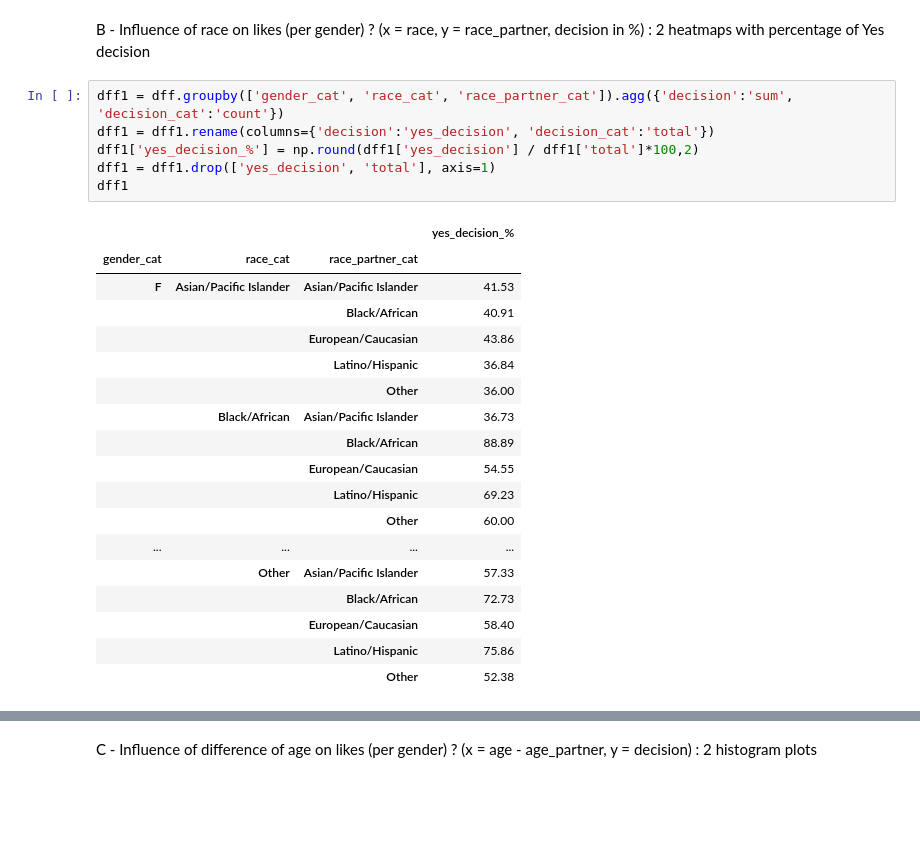
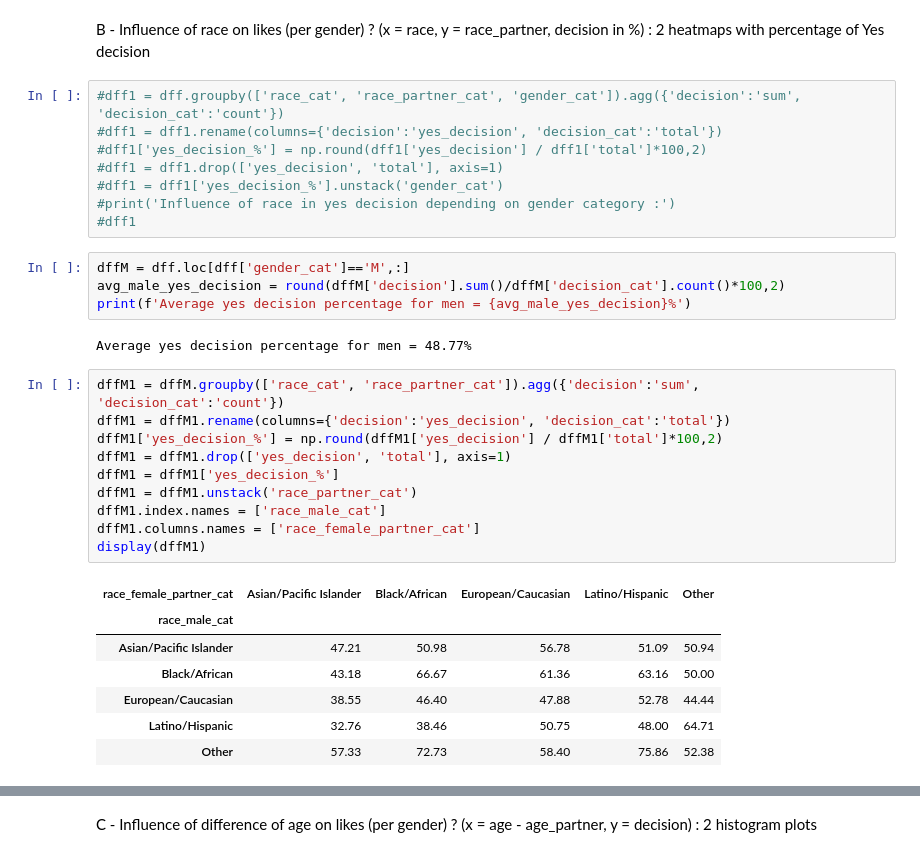
Before and after one commit to RemiArsac/Jedha_module2_speed_dating_project, a Jupyter notebook: 01-Project_speed_dating.ipynb, the cells around one changed output, grey strips where cells are left out. Cells and saved outputs as stored; diff of their text form; blank space fills up the shorter version.

```diff
--- a/01-Project_speed_dating.ipynb
+++ b/01-Project_speed_dating.ipynb
@@ -254,27 +254,34 @@ dff.head()
 # %% [markdown]
 B - Influence of race on likes (per gender) ? (x = race, y = race_partner, decision in %) : 2 heatmaps with percentage of Yes decision
 # %%
-dff1 = dff.groupby(['gender_cat', 'race_cat', 'race_partner_cat']).agg({'decision':'sum', 'decision_cat':'count'})
-dff1 = dff1.rename(columns={'decision':'yes_decision', 'decision_cat':'total'})
-dff1['yes_decision_%'] = np.round(dff1['yes_decision'] / dff1['total']*100,2)
-dff1 = dff1.drop(['yes_decision', 'total'], axis=1)
-dff1
+#dff1 = dff.groupby(['race_cat', 'race_partner_cat', 'gender_cat']).agg({'decision':'sum', 'decision_cat':'count'})
+#dff1 = dff1.rename(columns={'decision':'yes_decision', 'decision_cat':'total'})
+#dff1['yes_decision_%'] = np.round(dff1['yes_decision'] / dff1['total']*100,2)
+#dff1 = dff1.drop(['yes_decision', 'total'], axis=1)
+#dff1 = dff1['yes_decision_%'].unstack('gender_cat')
+#print('Influence of race in yes decision depending on gender category :')
+#dff1
-# %% [output]
-|  |  |  | yes_decision_% |
-| gender_cat | race_cat | race_partner_cat |  |
-| F | Asian/Pacific Islander | Asian/Pacific Islander | 41.53 |
-|  |  | Black/African | 40.91 |
-|  |  | European/Caucasian | 43.86 |
-|  |  | Latino/Hispanic | 36.84 |
-|  |  | Other | 36.00 |
-|  | Black/African | Asian/Pacific Islander | 36.73 |
-|  |  | Black/African | 88.89 |
-|  |  | European/Caucasian | 54.55 |
-|  |  | Latino/Hispanic | 69.23 |
-|  |  | Other | 60.00 |
-| ... | ... | ... | ... |
-|  | Other | Asian/Pacific Islander | 57.33 |
-|  |  | Black/African | 72.73 |
-|  |  | European/Caucasian | 58.40 |
-|  |  | Latino/Hispanic | 75.86 |
-|  |  | Other | 52.38 |
+# %%
+dffM = dff.loc[dff['gender_cat']=='M',:]
+avg_male_yes_decision = round(dffM['decision'].sum()/dffM['decision_cat'].count()*100,2)
+print(f'Average yes decision percentage for men = {avg_male_yes_decision}%')
+# %% [output]
+Average yes decision percentage for men = 48.77%
+# %%
+dffM1 = dffM.groupby(['race_cat', 'race_partner_cat']).agg({'decision':'sum', 'decision_cat':'count'})
+dffM1 = dffM1.rename(columns={'decision':'yes_decision', 'decision_cat':'total'})
+dffM1['yes_decision_%'] = np.round(dffM1['yes_decision'] / dffM1['total']*100,2)
+dffM1 = dffM1.drop(['yes_decision', 'total'], axis=1)
+dffM1 = dffM1['yes_decision_%']
+dffM1 = dffM1.unstack('race_partner_cat')
+dffM1.index.names = ['race_male_cat']
+dffM1.columns.names = ['race_female_partner_cat']
+display(dffM1)
+# %% [output]
+| race_female_partner_cat | Asian/Pacific Islander | Black/African | European/Caucasian | Latino/Hispanic | Other |
+| race_male_cat |  |  |  |  |  |
+| Asian/Pacific Islander | 47.21 | 50.98 | 56.78 | 51.09 | 50.94 |
+| Black/African | 43.18 | 66.67 | 61.36 | 63.16 | 50.00 |
+| European/Caucasian | 38.55 | 46.40 | 47.88 | 52.78 | 44.44 |
+| Latino/Hispanic | 32.76 | 38.46 | 50.75 | 48.00 | 64.71 |
+| Other | 57.33 | 72.73 | 58.40 | 75.86 | 52.38 |
```
Also changed, not shown: parts of 6 cells of this notebook.
